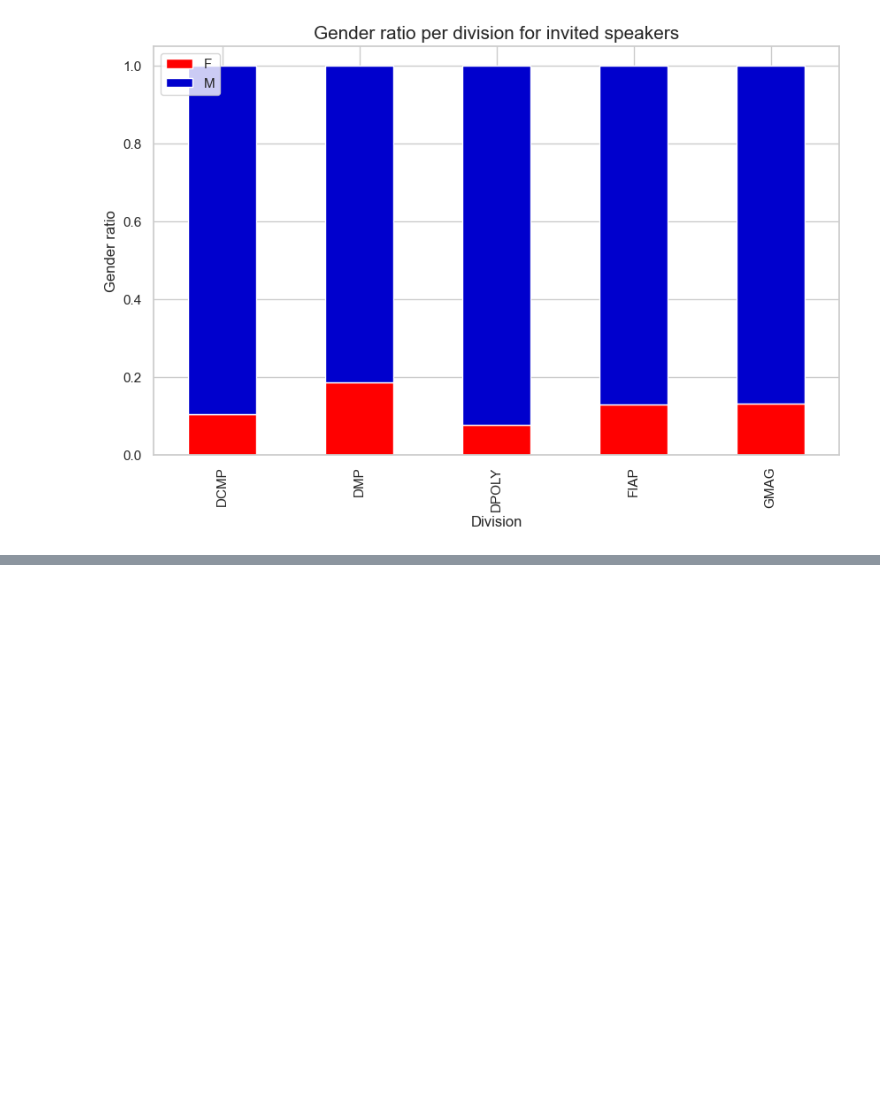
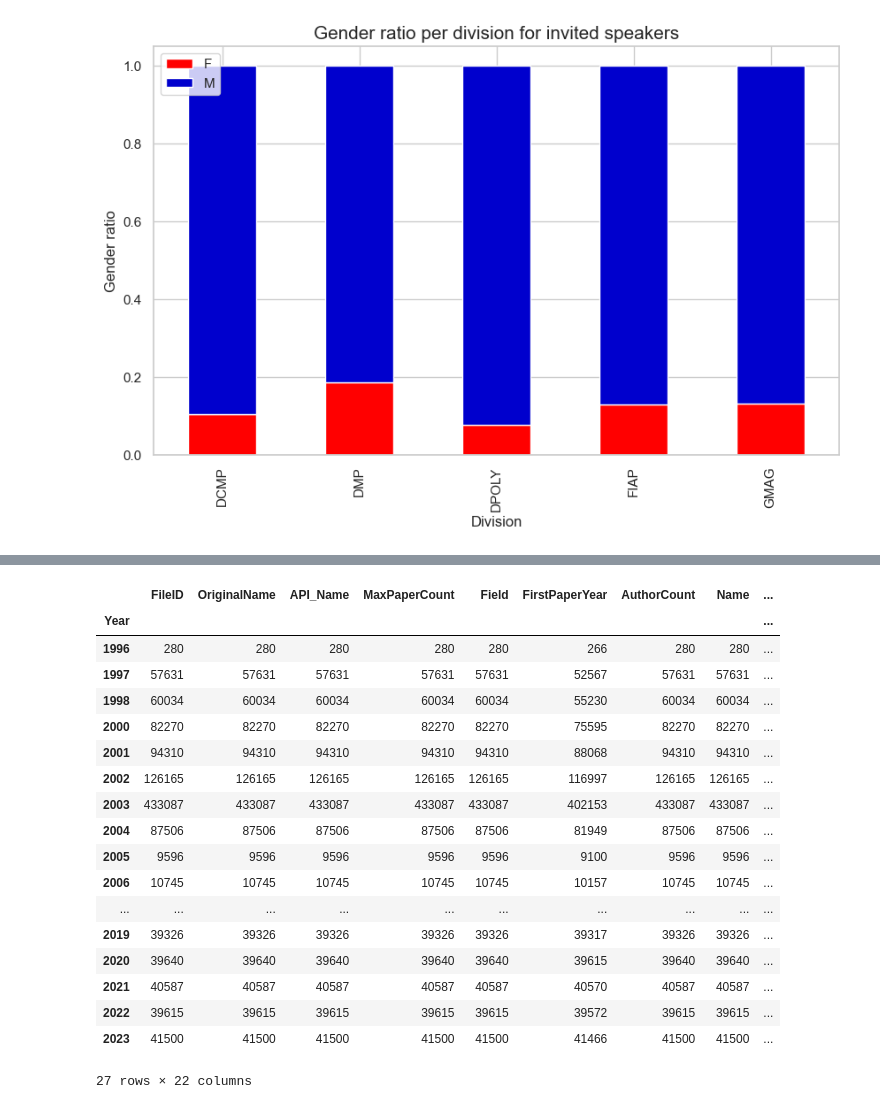
Before and after one commit to EllenWM/GenderGap-in-Physic, a Jupyter notebook: Plots.ipynb, the cells around one changed output, grey strips where cells are left out. Saved outputs shown, nothing was run; the diff lists cells and outputs as text; code cells hidden in the pictures; blank space fills up the shorter version.

```diff
--- a/Plots.ipynb
+++ b/Plots.ipynb
@@ -308,0 +332,22 @@ plt.show()
+# %%
+physic_authors.groupby('Year').count()
+# %% [output]
+|  | FileID | OriginalName | API_Name | MaxPaperCount | Field | FirstPaperYear | AuthorCount | Name | ... |
+| Year |  |  |  |  |  |  |  |  | ... |
+| 1996 | 280 | 280 | 280 | 280 | 280 | 266 | 280 | 280 | ... |
+| 1997 | 57631 | 57631 | 57631 | 57631 | 57631 | 52567 | 57631 | 57631 | ... |
+| 1998 | 60034 | 60034 | 60034 | 60034 | 60034 | 55230 | 60034 | 60034 | ... |
+| 2000 | 82270 | 82270 | 82270 | 82270 | 82270 | 75595 | 82270 | 82270 | ... |
+| 2001 | 94310 | 94310 | 94310 | 94310 | 94310 | 88068 | 94310 | 94310 | ... |
+| 2002 | 126165 | 126165 | 126165 | 126165 | 126165 | 116997 | 126165 | 126165 | ... |
+| 2003 | 433087 | 433087 | 433087 | 433087 | 433087 | 402153 | 433087 | 433087 | ... |
+| 2004 | 87506 | 87506 | 87506 | 87506 | 87506 | 81949 | 87506 | 87506 | ... |
+| 2005 | 9596 | 9596 | 9596 | 9596 | 9596 | 9100 | 9596 | 9596 | ... |
+| 2006 | 10745 | 10745 | 10745 | 10745 | 10745 | 10157 | 10745 | 10745 | ... |
+| ... | ... | ... | ... | ... | ... | ... | ... | ... | ... |
+| 2019 | 39326 | 39326 | 39326 | 39326 | 39326 | 39317 | 39326 | 39326 | ... |
+| 2020 | 39640 | 39640 | 39640 | 39640 | 39640 | 39615 | 39640 | 39640 | ... |
+| 2021 | 40587 | 40587 | 40587 | 40587 | 40587 | 40570 | 40587 | 40587 | ... |
+| 2022 | 39615 | 39615 | 39615 | 39615 | 39615 | 39572 | 39615 | 39615 | ... |
+| 2023 | 41500 | 41500 | 41500 | 41500 | 41500 | 41466 | 41500 | 41500 | ... |
+27 rows × 22 columns
```
Also changed, not shown: parts of 5 cells of this notebook, 2 other files.
